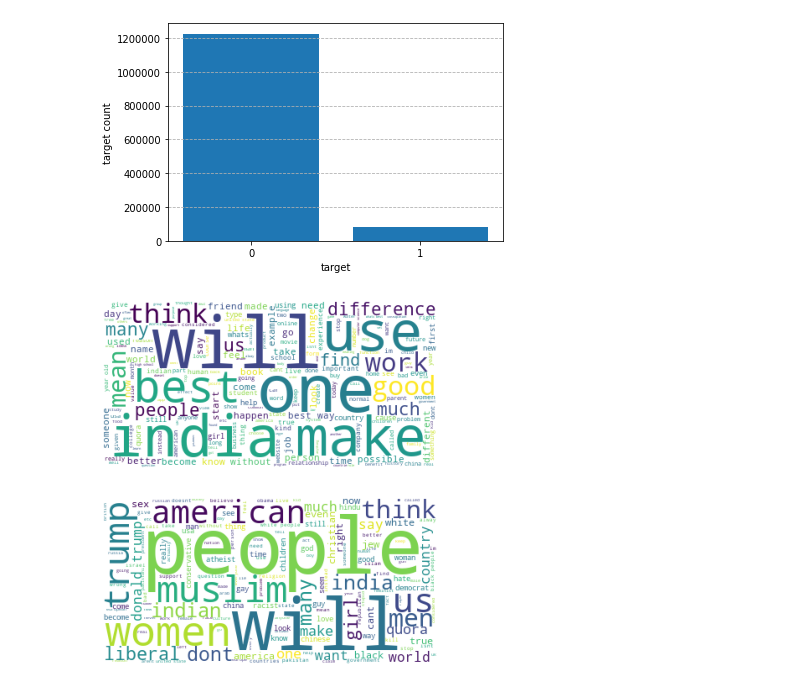
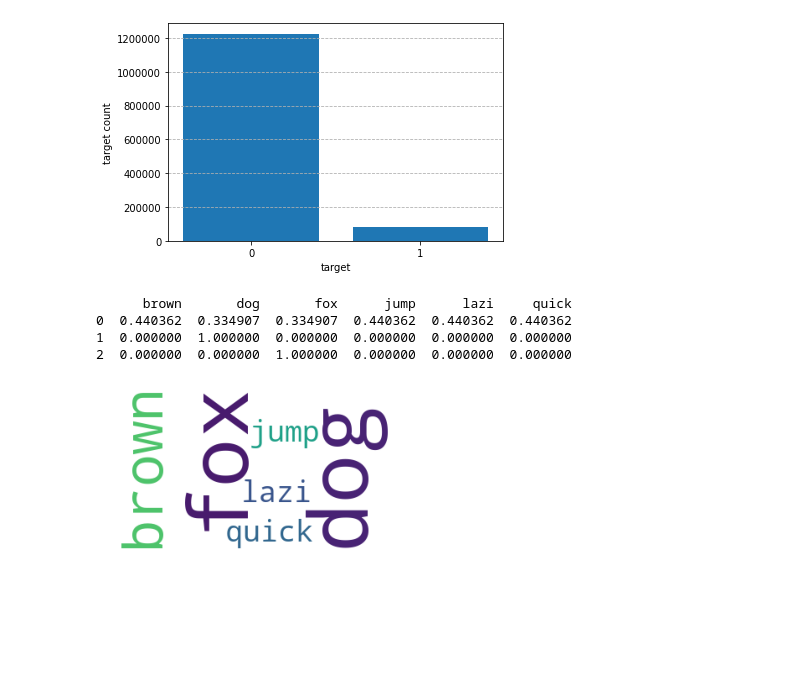
Before and after one commit to shiranimehr/Capstone-two, a Jupyter notebook: insincere_questions_classification/notebooks/Untitled.ipynb, the cells around one changed output. Saved outputs shown, nothing was run; the diff lists cells and outputs as text; code cells hidden in the pictures; blank space fills up the shorter version.

Commit message:
TFIDF added.

```diff
--- a/insincere_questions_classification/notebooks/Untitled.ipynb
+++ b/insincere_questions_classification/notebooks/Untitled.ipynb
@@ -78,3 +100,52 @@ dfTrain['question_text'] = dfTrain['question_text'].apply(preprocessText)
+# %%
+def preprocessText(qtext):
+
+    # Remove extra characters
+    qtext1 = removeExtraChars(qtext)
+
+    # Lower case
+    qtext2 = [sentence.lower() for sentence in qtext1]
+
+    # Remove stop words
+    result = removeStopWords(qtext2)
+
+    return result
+# %%
+def tokenize(sentence):
+    tokens = [word for word in nltk.word_tokenize(sentence) if len(word)>1]
+    stemmer = PorterStemmer()
+    stems = [stemmer.stem(item) for item in tokens]
+    return stems
+# %%
+def createDTM(qtext):
+    vectorizer = TfidfVectorizer(tokenizer = tokenize)#, ngram_range = ((2,2)))#, use_idf=False, norm='l1')
+    tdm = vectorizer.fit_transform(qtext)
+    #results = pd.DataFrame(tdm.toarray(), columns=vectorizer.get_feature_names())
+    return vectorizer, tdm
+# %%
+#sss = preprocessText(trainData[trainData['target']==1]['question_text'].to_list())
+sss = preprocessText(["The quick brown fox jumped over the lazy dog.","The dog.","The fox"])
+vectorizer, tdm = createDTM(sss)
+
+result = pd.DataFrame(tdm.toarray(), columns=vectorizer.get_feature_names())
+print(result)
+# %% [output]
+      brown       dog       fox      jump      lazi     quick
+0  0.440362  0.334907  0.334907  0.440362  0.440362  0.440362
+1  0.000000  1.000000  0.000000  0.000000  0.000000  0.000000
+2  0.000000  0.000000  1.000000  0.000000  0.000000  0.000000
+# %%
+d = {}
+keys = vectorizer.get_feature_names()
+for k in keys:
+    d[k] = sum(result[k])
+w = WordCloud(mode='RGBA',background_color='white',
+              max_words=100).generate_from_frequencies(d)
+plt.imshow(w)
+plt.axis('off')
+plt.show()
+# %% [output]
+[figure, added]
 # %%
 def generateWordCloud(data):
 
@@ -95,10 +162,6 @@ def generateWordCloud(data):
 
     return
 # %%
-generateWordCloud(dfTrain[dfTrain['target']==0].question_text)
+#generateWordCloud(dfTrain[dfTrain['target']==0].question_text)
-# %% [output]
-[figure, removed]
 # %%
-generateWordCloud(dfTrain[dfTrain['target']==1].question_text)
+#generateWordCloud(dfTrain[dfTrain['target']==1].question_text)
-# %% [output]
-[figure, removed]
```
Also changed, not shown: parts of 12 cells of this notebook.
